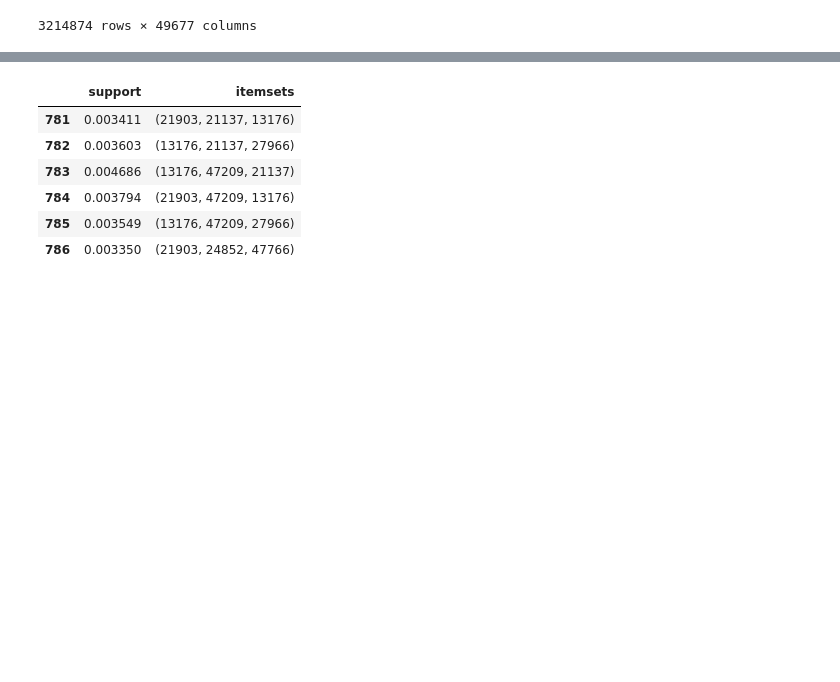
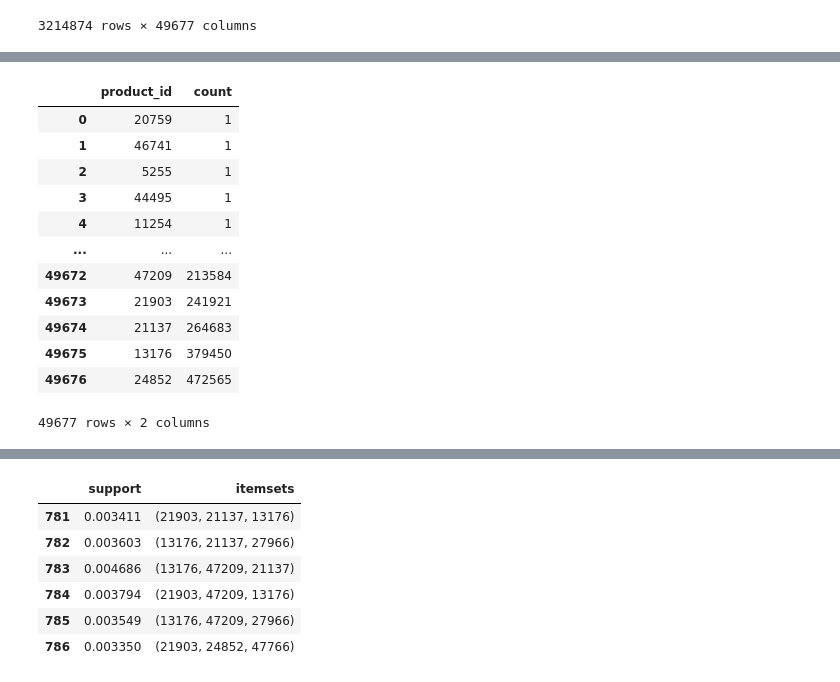
Before and after one commit to sebov/dzd, a Jupyter notebook: trash/lab-11.ipynb, the cells around one changed output, grey strips where cells are left out. Cells and saved outputs as stored; diff of their text form; code cells hidden in the pictures; blank space fills up the shorter version.

```diff
--- a/trash/lab-11.ipynb
+++ b/trash/lab-11.ipynb
@@ -224,0 +245,16 @@ w
+# %%
+qq.reset_index()
+# %% [output]
+|  | product_id | count |
+| 0 | 20759 | 1 |
+| 1 | 46741 | 1 |
+| 2 | 5255 | 1 |
+| 3 | 44495 | 1 |
+| 4 | 11254 | 1 |
+| ... | ... | ... |
+| 49672 | 47209 | 213584 |
+| 49673 | 21903 | 241921 |
+| 49674 | 21137 | 264683 |
+| 49675 | 13176 | 379450 |
+| 49676 | 24852 | 472565 |
+49677 rows × 2 columns
```
Also changed, not shown: parts of 16 cells of this notebook, 1 other file.
